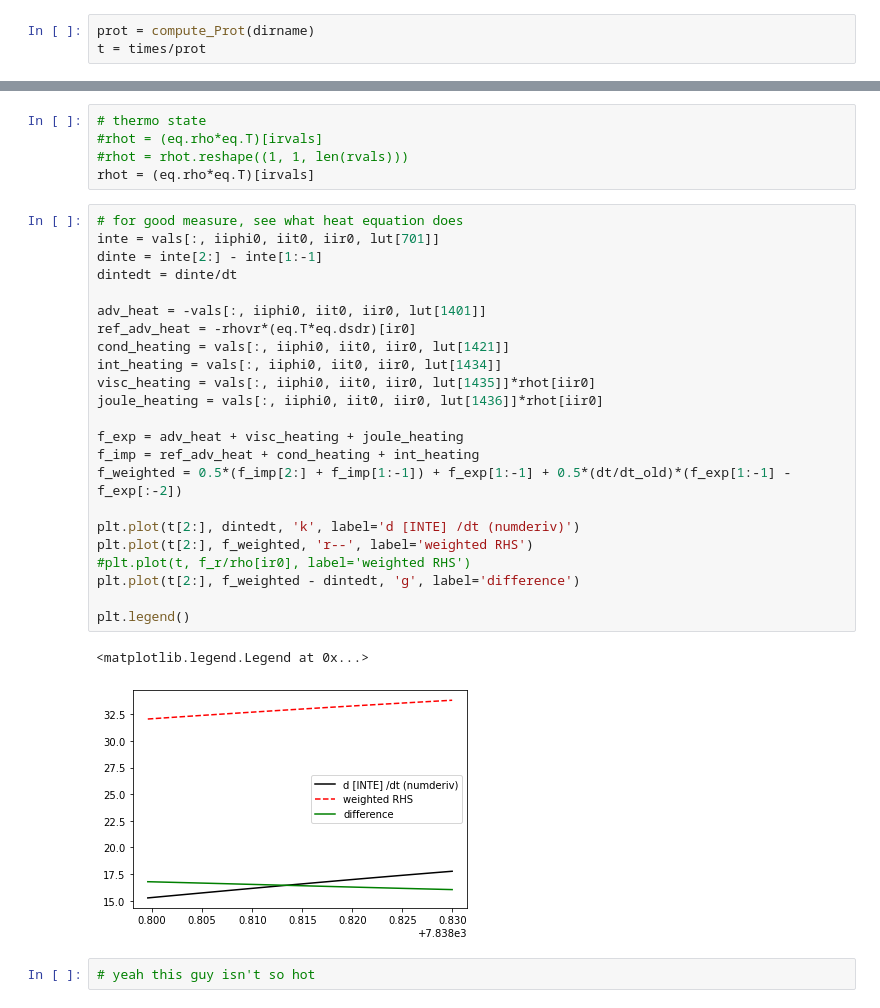
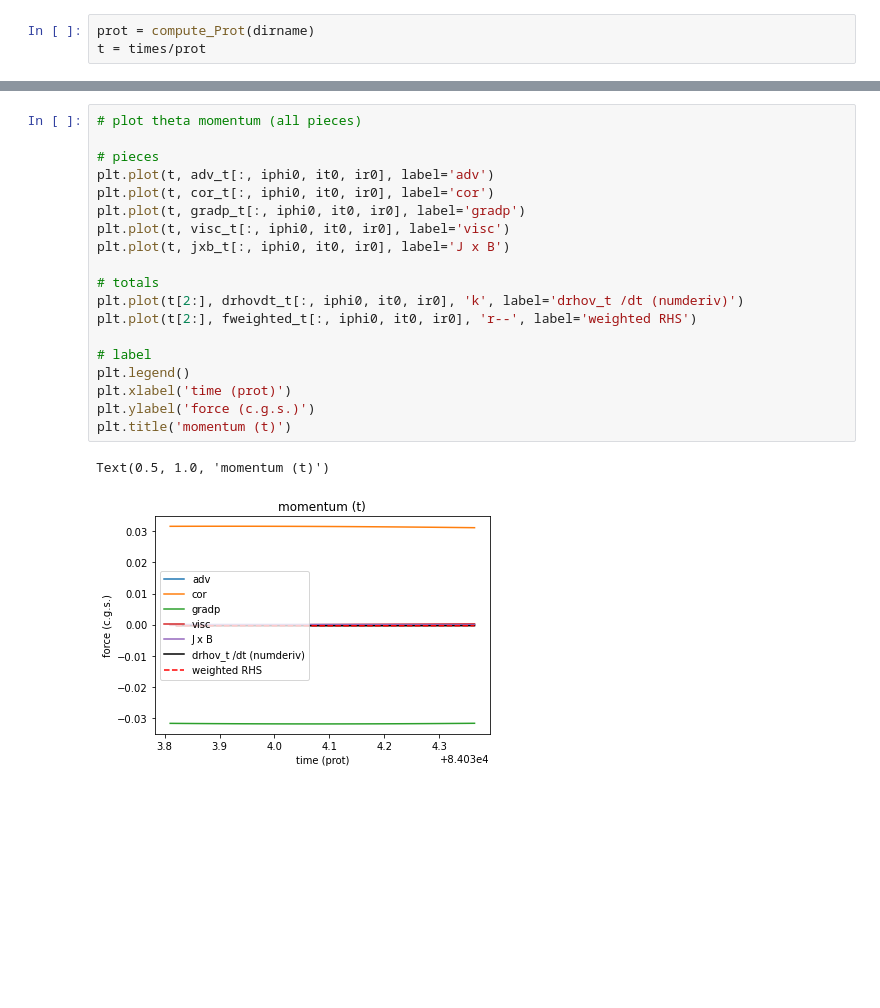
Before and after one commit to illorenzo7/rayleigh_utils, a Jupyter notebook: test_equations/momentum_mhd.ipynb, the cells around one changed output, grey strips where cells are left out. Cells and saved outputs as stored; diff of their text form; blank space fills up the shorter version.

```diff
--- a/test_equations/momentum_mhd.ipynb
+++ b/test_equations/momentum_mhd.ipynb
@@ -213,33 +219,22 @@ plt.legend()
-# %%
-# thermo state
-#rhot = (eq.rho*eq.T)[irvals]
-#rhot = rhot.reshape((1, 1, len(rvals)))
-rhot = (eq.rho*eq.T)[irvals]
-# %%
-# for good measure, see what heat equation does
-inte = vals[:, iiphi0, iit0, iir0, lut[701]]
-dinte = inte[2:] - inte[1:-1]
-dintedt = dinte/dt
-
-adv_heat = -vals[:, iiphi0, iit0, iir0, lut[1401]]
-ref_adv_heat = -rhovr*(eq.T*eq.dsdr)[ir0]
-cond_heating = vals[:, iiphi0, iit0, iir0, lut[1421]]
-int_heating = vals[:, iiphi0, iit0, iir0, lut[1434]]
-visc_heating = vals[:, iiphi0, iit0, iir0, lut[1435]]*rhot[iir0]
-joule_heating = vals[:, iiphi0, iit0, iir0, lut[1436]]*rhot[iir0]
-
-f_exp = adv_heat + visc_heating + joule_heating
-f_imp = ref_adv_heat + cond_heating + int_heating
-f_weighted = 0.5*(f_imp[2:] + f_imp[1:-1]) + f_exp[1:-1] + 0.5*(dt/dt_old)*(f_exp[1:-1] - f_exp[:-2])
-
-plt.plot(t[2:], dintedt, 'k', label='d [INTE] /dt (numderiv)')
-plt.plot(t[2:], f_weighted, 'r--', label='weighted RHS')
-#plt.plot(t, f_r/rho[ir0], label='weighted RHS')
-plt.plot(t[2:], f_weighted - dintedt, 'g', label='difference')
-
-plt.legend()
-# %% [output]
-<matplotlib.legend.Legend at 0x...>
-[figure, removed]
-# %%
-# yeah this guy isn't so hot
+# %%
+# plot theta momentum (all pieces)
+
+# pieces
+plt.plot(t, adv_t[:, iphi0, it0, ir0], label='adv')
+plt.plot(t, cor_t[:, iphi0, it0, ir0], label='cor')
+plt.plot(t, gradp_t[:, iphi0, it0, ir0], label='gradp')
+plt.plot(t, visc_t[:, iphi0, it0, ir0], label='visc')
+plt.plot(t, jxb_t[:, iphi0, it0, ir0], label='J x B')
+
+# totals
+plt.plot(t[2:], drhovdt_t[:, iphi0, it0, ir0], 'k', label='drhov_t /dt (numderiv)')
+plt.plot(t[2:], fweighted_t[:, iphi0, it0, ir0], 'r--', label='weighted RHS')
+
+# label
+plt.legend()
+plt.xlabel('time (prot)')
+plt.ylabel('force (c.g.s.)')
+plt.title('momentum (t)')
+# %% [output]
+Text(0.5, 1.0, 'momentum (t)')
+[figure, added]
```
Also changed, not shown: parts of 28 cells of this notebook.
